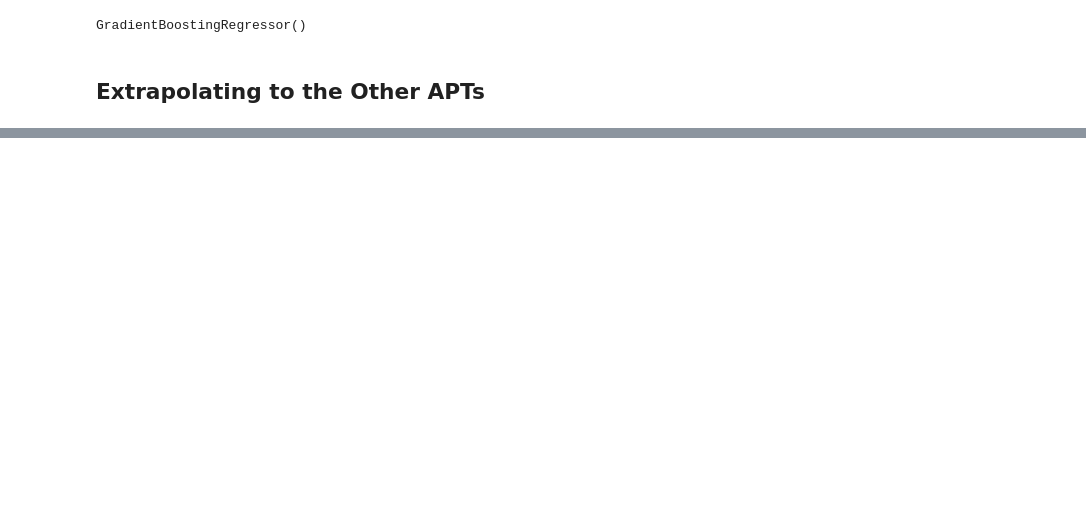
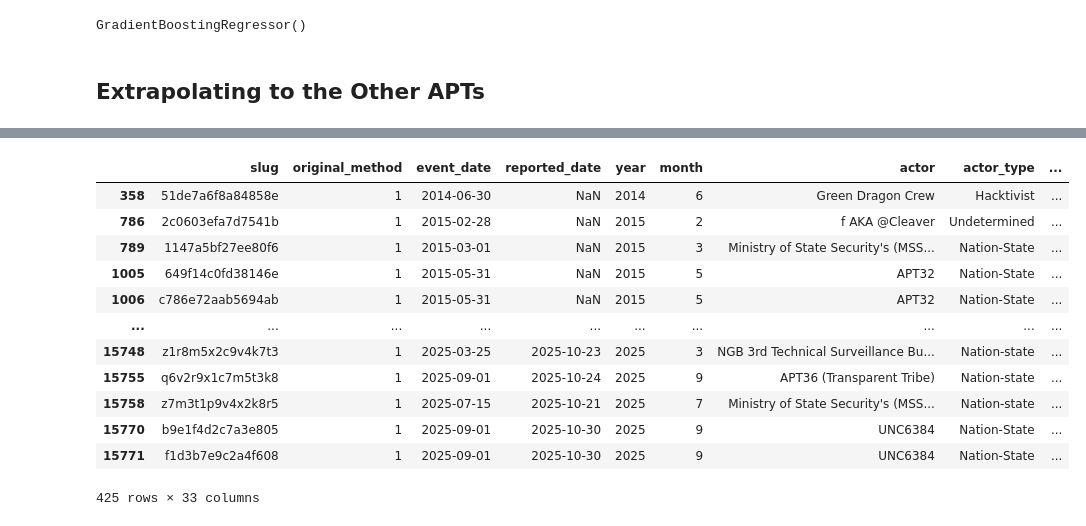
Before and after one commit to Math-UC/attack-stix-data, a Jupyter notebook: apt_project/techniques/technique_countries_ml.ipynb, the cells around one changed output, grey strips where cells are left out. Cells and saved outputs as stored; diff of their text form; code cells hidden in the pictures; blank space fills up the shorter version.

```diff
--- a/apt_project/techniques/technique_countries_ml.ipynb
+++ b/apt_project/techniques/technique_countries_ml.ipynb
@@ -136,0 +138,54 @@ alias_to_official
+# %%
+cols_to_view = ['slug',
+ 'original_method',
+ 'event_date',
+ 'reported_date',
+ 'year',
+ 'month',
+ 'actor',
+ 'actor_type',
+ 'organization',
+ 'industry_code',
+ 'industry',
+ 'motive',
+ 'event_type',
+ 'event_subtype',
+ 'magnitude',
+ 'duration',
+ 'scope',
+ 'ip',
+ 'org_data',
+ 'cust_data',
+ 'description',
+ 'source_url',
+ 'country',
+ 'actor_country',
+ 'state',
+ 'county',
+ 'change_log',
+ 'apt_group',
+ 'origin_risk_norm',
+ 'victim_risk_norm',
+ 'ml_origin_risk',
+ 'ml_target_risk',
+ 'apt_group_mitre']
+# %%
+apt_events = events_plus_matrix_df[
+    events_plus_matrix_df["apt_group_mitre"].notna()
+]
+
+apt_events[cols_to_view]
+# %% [output]
+|  | slug | original_method | event_date | reported_date | year | month | actor | actor_type | ... |
+| 358 | 51de7a6f8a84858e | 1 | 2014-06-30 | NaN | 2014 | 6 | Green Dragon Crew | Hacktivist | ... |
+| 786 | 2c0603efa7d7541b | 1 | 2015-02-28 | NaN | 2015 | 2 | f AKA @Cleaver | Undetermined | ... |
+| 789 | 1147a5bf27ee80f6 | 1 | 2015-03-01 | NaN | 2015 | 3 | Ministry of State Security's (MSS... | Nation-State | ... |
+| 1005 | 649f14c0fd38146e | 1 | 2015-05-31 | NaN | 2015 | 5 | APT32 | Nation-State | ... |
+| 1006 | c786e72aab5694ab | 1 | 2015-05-31 | NaN | 2015 | 5 | APT32 | Nation-State | ... |
+| ... | ... | ... | ... | ... | ... | ... | ... | ... | ... |
+| 15748 | z1r8m5x2c9v4k7t3 | 1 | 2025-03-25 | 2025-10-23 | 2025 | 3 | NGB 3rd Technical Surveillance Bu... | Nation-state | ... |
+| 15755 | q6v2r9x1c7m5t3k8 | 1 | 2025-09-01 | 2025-10-24 | 2025 | 9 | APT36 (Transparent Tribe) | Nation-state | ... |
+| 15758 | z7m3t1p9v4x2k8r5 | 1 | 2025-07-15 | 2025-10-21 | 2025 | 7 | Ministry of State Security's (MSS... | Nation-state | ... |
+| 15770 | b9e1f4d2c7a3e805 | 1 | 2025-09-01 | 2025-10-30 | 2025 | 9 | UNC6384 | Nation-State | ... |
+| 15771 | f1d3b7e9c2a4f608 | 1 | 2025-09-01 | 2025-10-30 | 2025 | 9 | UNC6384 | Nation-State | ... |
+425 rows × 33 columns
```
Also changed, not shown: parts of 18 cells of this notebook, 3 other files.
